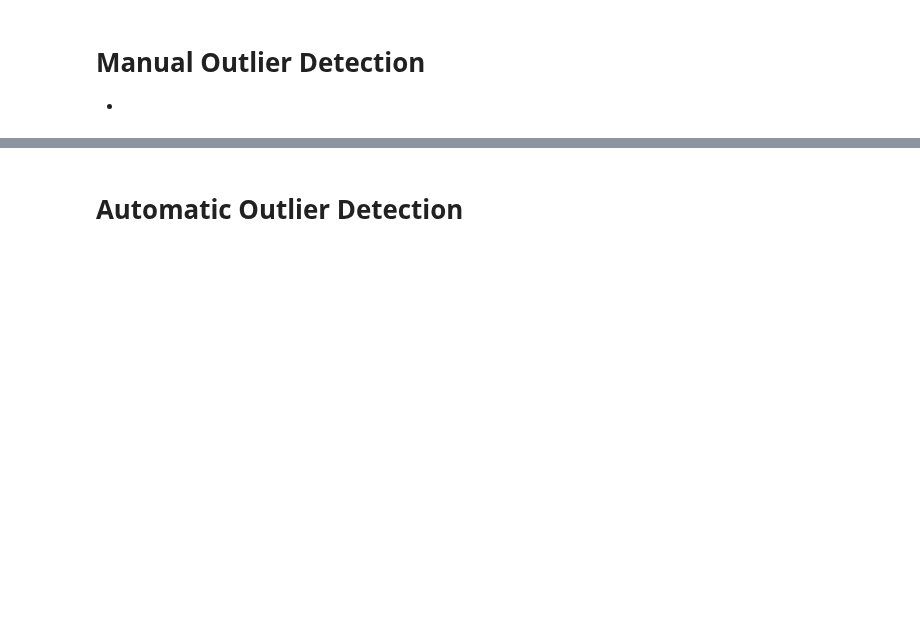
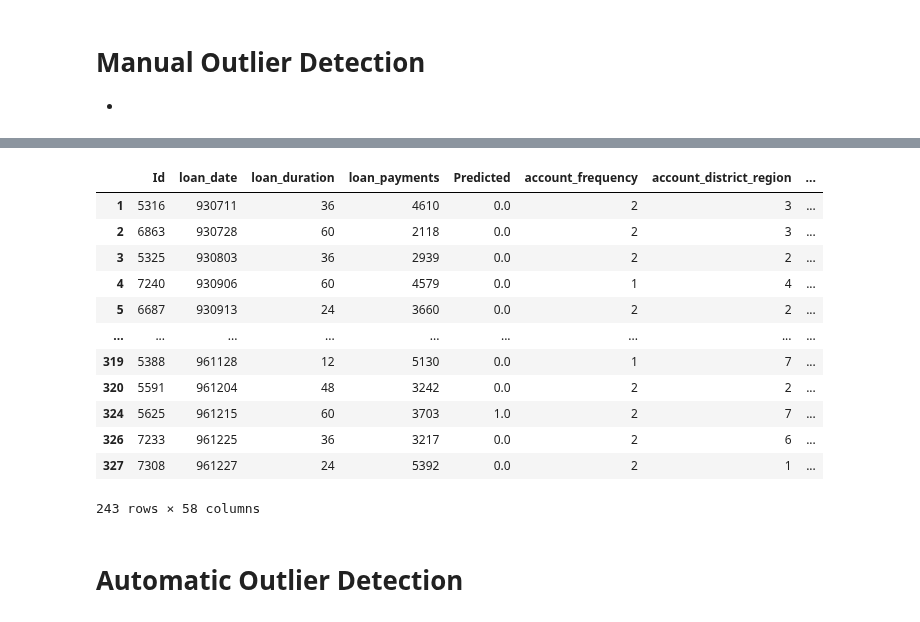
Before and after one commit to biromiro/feup-ac, a Jupyter notebook: src/outlier_detection.ipynb, the cells around one changed output, grey strips where cells are left out. Saved outputs shown, nothing was run; the diff lists cells and outputs as text; code cells hidden in the pictures; blank space fills up the shorter version.

```diff
--- a/src/outlier_detection.ipynb
+++ b/src/outlier_detection.ipynb
@@ -99,0 +100,15 @@ ValueError: The number of FixedLocator locations (2), usually from a call to set
+# %%
+outliers = {}
+for col in data.columns:
+    data_mean, data_std = data[col].mean(), data[col].std()
+    # identify outliers
+    cut_off = data_std * 3
+    lower, upper = data_mean - cut_off, data_mean + cut_off
+    outliers[col] = pd.concat([data.loc[data[col] < lower] , (data.loc[data[col] > upper])])
+
+for key in outliers.keys():
+    if (len(outliers[key]) > 0):
+        print("-"*50)
+        print(f"Outliers of {key} - mean: {data[key].mean()} - std: {data[key].std()}")
+        print("-"*50)
+        print(outliers[key][key])
@@ -99,0 +133,4 @@ ValueError: The number of FixedLocator locations (2), usually from a call to set
+# %%
+outliers_ids = set([val for key in outliers.keys() for val in outliers[key]['Id']])
+outlier_ratio = len(outliers_ids) / len(data)
+outlier_ratio
@@ -100,2 +155,19 @@ ValueError: The number of FixedLocator locations (2), usually from a call to set
+# %%
+manual_outlier_df = data.loc[~data['Id'].isin(outliers_ids)]
+manual_outlier_df
+# %% [output]
+|  | Id | loan_date | loan_duration | loan_payments | Predicted | account_frequency | account_district_region | ... |
+| 1 | 5316 | 930711 | 36 | 4610 | 0.0 | 2 | 3 | ... |
+| 2 | 6863 | 930728 | 60 | 2118 | 0.0 | 2 | 3 | ... |
+| 3 | 5325 | 930803 | 36 | 2939 | 0.0 | 2 | 2 | ... |
+| 4 | 7240 | 930906 | 60 | 4579 | 0.0 | 1 | 4 | ... |
+| 5 | 6687 | 930913 | 24 | 3660 | 0.0 | 2 | 2 | ... |
+| ... | ... | ... | ... | ... | ... | ... | ... | ... |
+| 319 | 5388 | 961128 | 12 | 5130 | 0.0 | 1 | 7 | ... |
+| 320 | 5591 | 961204 | 48 | 3242 | 0.0 | 2 | 2 | ... |
+| 324 | 5625 | 961215 | 60 | 3703 | 1.0 | 2 | 7 | ... |
+| 326 | 7233 | 961225 | 36 | 3217 | 0.0 | 2 | 6 | ... |
+| 327 | 7308 | 961227 | 24 | 5392 | 0.0 | 2 | 1 | ... |
+243 rows × 58 columns
 # %% [markdown]
 # Automatic Outlier Detection
```
Also changed, not shown: parts of 9 cells of this notebook, 10 other files.
